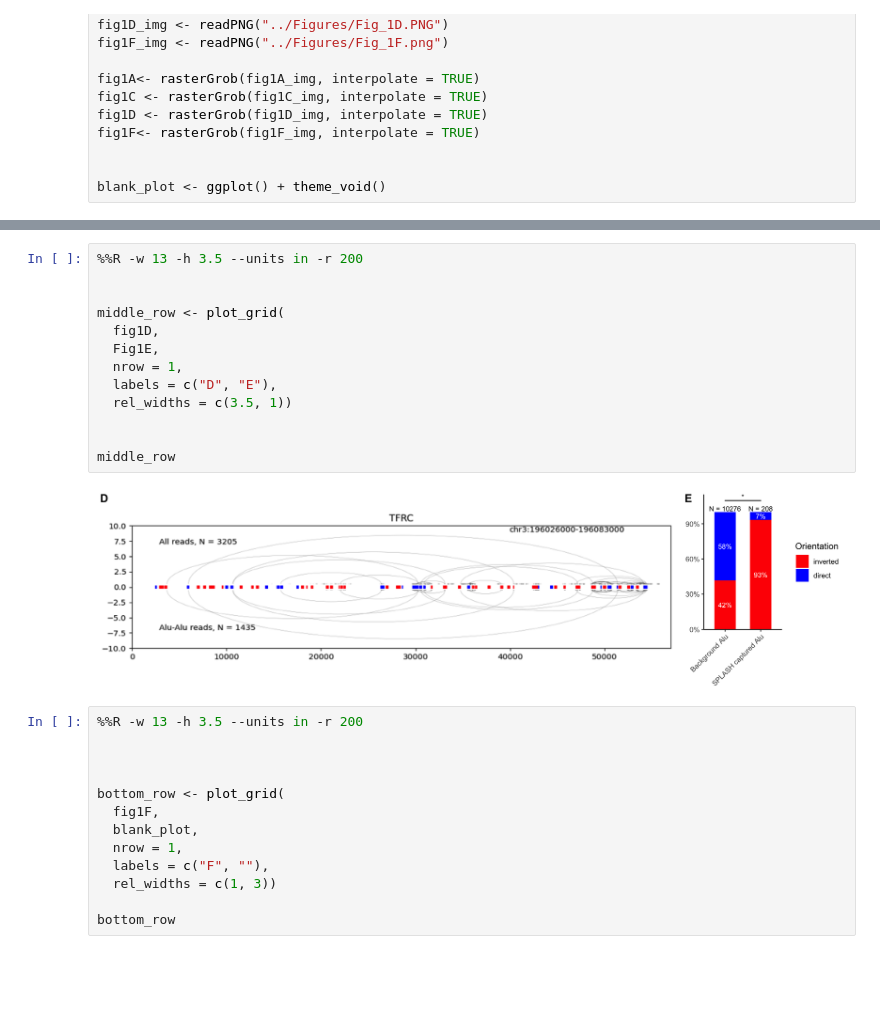
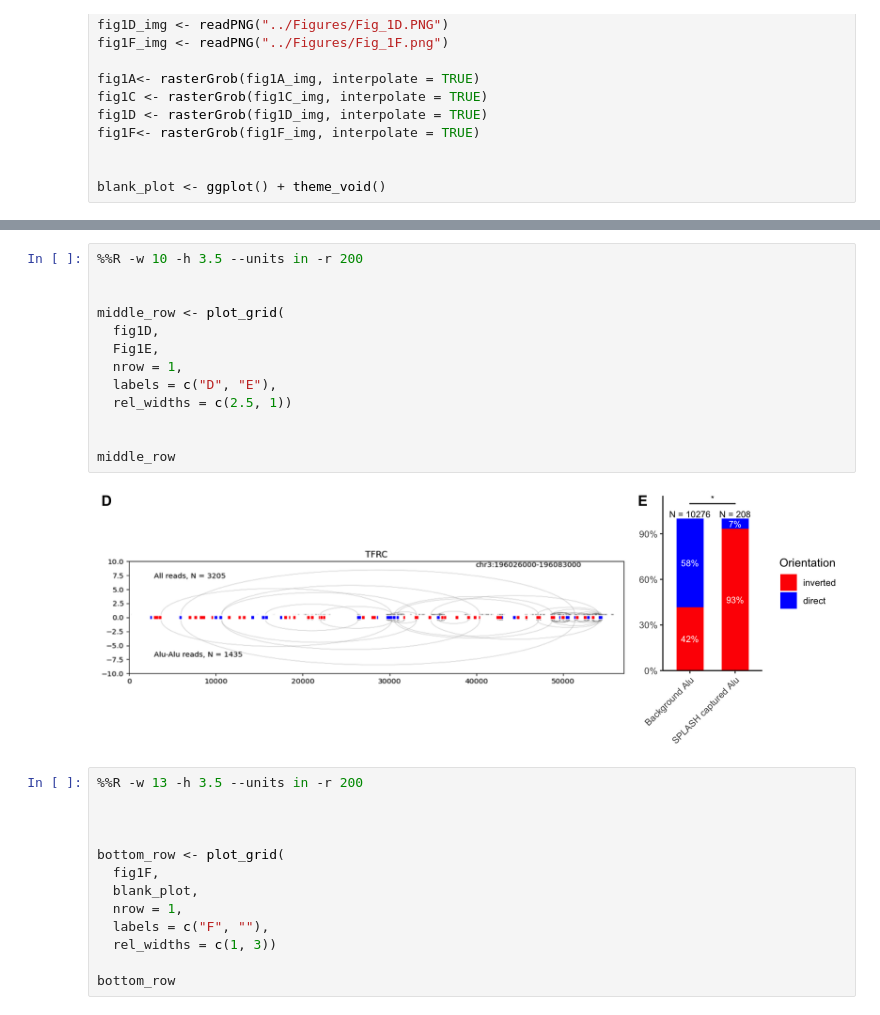
Before and after one commit to Hyunbeen-Lee/RNA_Alu_paper_figure, a Jupyter notebook: Notebooks/Figure1.ipynb, the cells around one changed output, grey strips where cells are left out. Cells and saved outputs as stored; diff of their text form; blank space fills up the shorter version.

```diff
--- a/Notebooks/Figure1.ipynb
+++ b/Notebooks/Figure1.ipynb
@@ -385,18 +388,18 @@ top_row
 # %%
-%%R -w 13 -h 3.5 --units in -r 200
+%%R -w 10 -h 3.5 --units in -r 200
 
 
 middle_row <- plot_grid(
   fig1D,
   Fig1E,
   nrow = 1,
   labels = c("D", "E"),
-  rel_widths = c(3.5, 1))
+  rel_widths = c(2.5, 1))
 
 
 middle_row
 # %% [output]
-[figure, old version]
+[figure, new version]
 # %%
 %%R -w 13 -h 3.5 --units in -r 200
 
```
Also changed, not shown: parts of 3 cells of this notebook, 1 other file.
